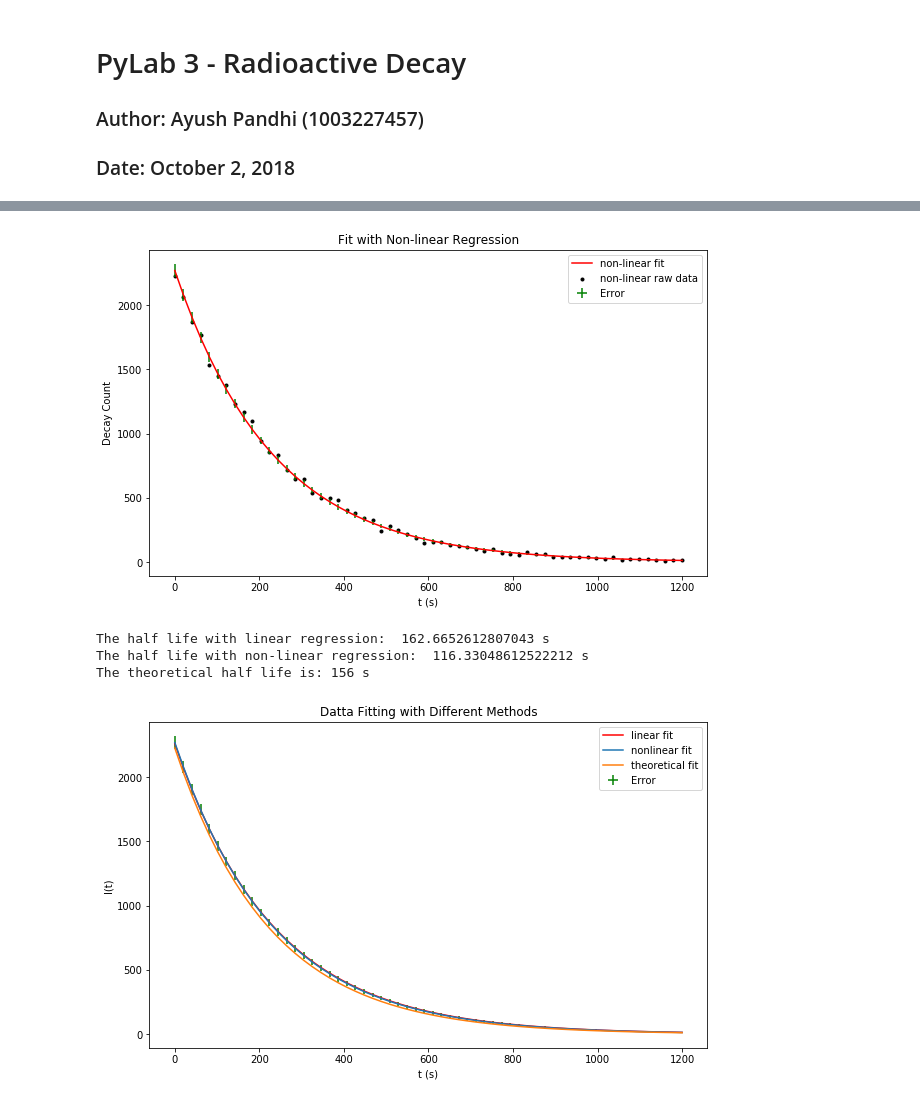
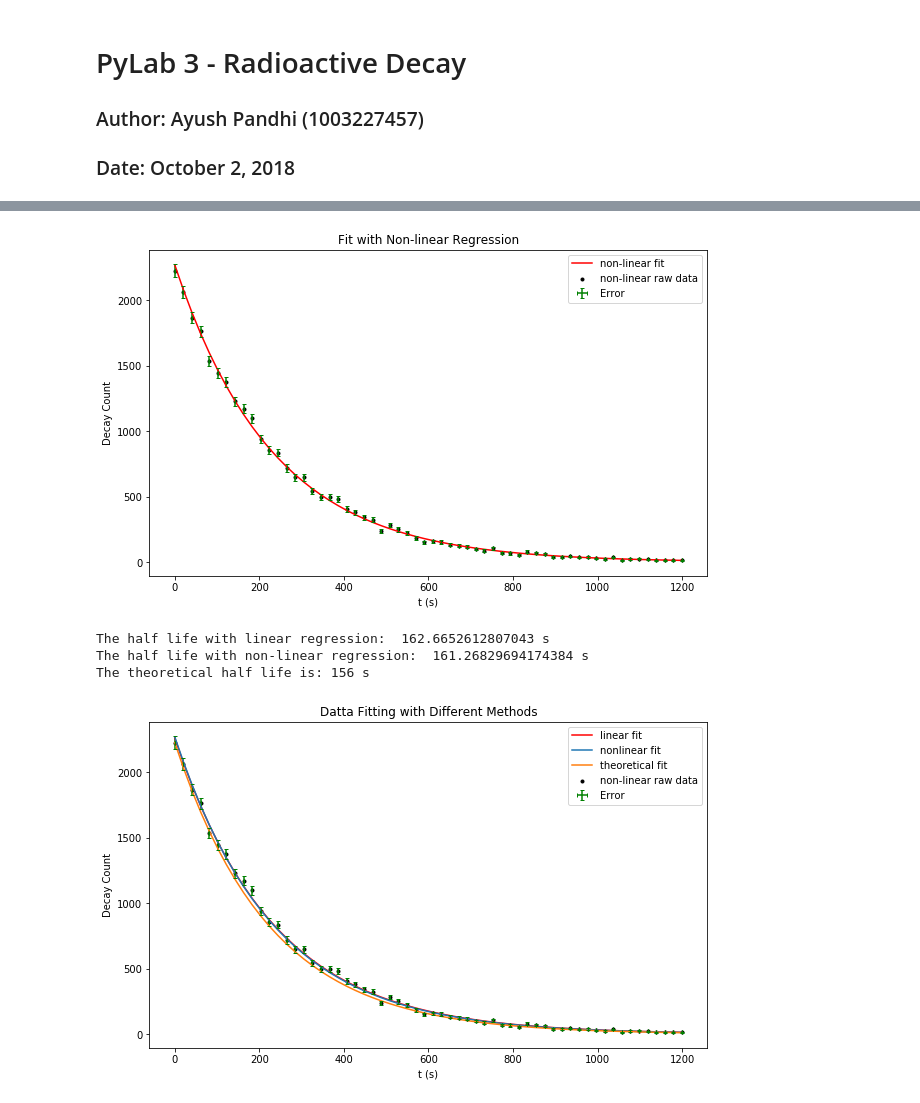
Before and after one commit to AyushPandhi/Pandhi_Ayush_PHY224, a Jupyter notebook: PyLab 3/PyLab 3.ipynb, the cells around one changed output, grey strips where cells are left out. Drawn from its saved outputs; the diff is of its cells as text; code cells hidden in the pictures.

```diff
--- a/PyLab 3/PyLab 3.ipynb
+++ b/PyLab 3/PyLab 3.ipynb
@@ -65,5 +65,5 @@ plt.show()
 # %%
-#Linear regression
+#Non-linear regression
 p_opt_2, p_cov_2 = curve_fit(g, t, count, (0.006, count[0]), sigma_signal, True)
 nonlin_output = g(t, p_opt_2[0], p_opt_2[1])
 
@@ -74,45 +74,48 @@ plt.plot(t, nonlin_output, 'r-', label = 'non-linear fit')
 plt.title('Fit with Non-linear Regression')
 plt.xlabel('t (s)')
 plt.ylabel('Decay Count')
-plt.errorbar(t, nonlin_output, xerr=0, yerr=sigma_signal, linestyle='none', ecolor='g', label='Error')
+plt.errorbar(t, count, xerr=0, yerr=sigma_signal, linestyle='none', ecolor='g', label='Error', capsize=2)
 plt.legend()
 plt.show()
 # %% [output]
-[figure, old version]
+[figure, new version]
 # %%
 #Computing half-life for linear regression method
 lin_halflife = -(1/p_opt_1[0])
 
 #Computing half-life for non-linear regression method
-nonlin_halflife = -0.5*(1/p_opt_2[0])
+nonlin_halflife = -0.69314718056*(1/p_opt_2[0])
 
 print('The half life with linear regression: ', lin_halflife, 's')
 print('The half life with non-linear regression: ', nonlin_halflife, 's')
 print('The theoretical half life is: 156 s')
 # %% [output]
 The half life with linear regression:  162.6652612807043 s
-The half life with non-linear regression:  116.33048612522212 s
+The half life with non-linear regression:  161.26829694174384 s
 The theoretical half life is: 156 s
 # %%
 #Overplotting linear fit, non-linear fit and theorethical
 plt.figure(figsize=(10,6))
+
+#Raw data
+plt.scatter(t, count, label = 'non-linear raw data', marker='.', color='k')
 
 #Linear fit
 lin_fit = 2**(p_opt_1[0]*t + p_opt_1[1])
 plt.plot(t, lin_fit, 'r-', label='linear fit')
 
 #Nonlinear fit
 nonlin_fit = nonlin_output
 plt.plot(t, nonlin_fit, label='nonlinear fit')
 
 #Theoretical fit
 theo_fit = (count[0])*(0.5**(t / 156)) #half life is 2.6min = 156 sec
 plt.plot(t, theo_fit, label='theoretical fit')
 plt.title('Datta Fitting with Different Methods')
 plt.xlabel('t (s)')
-plt.ylabel('I(t)')
-plt.errorbar(t, nonlin_fit, xerr=0, yerr=sigma_signal, linestyle='none', ecolor='g', label='Error')
+plt.ylabel('Decay Count')
+plt.errorbar(t, count, xerr=0, yerr=sigma_signal, linestyle='none', ecolor='g', label='Error', capsize=2)
 plt.legend()
 plt.show()
 # %% [output]
-[figure, old version]
+[figure, new version]
```
Also changed, not shown: parts of 4 cells of this notebook, 1 other file.
